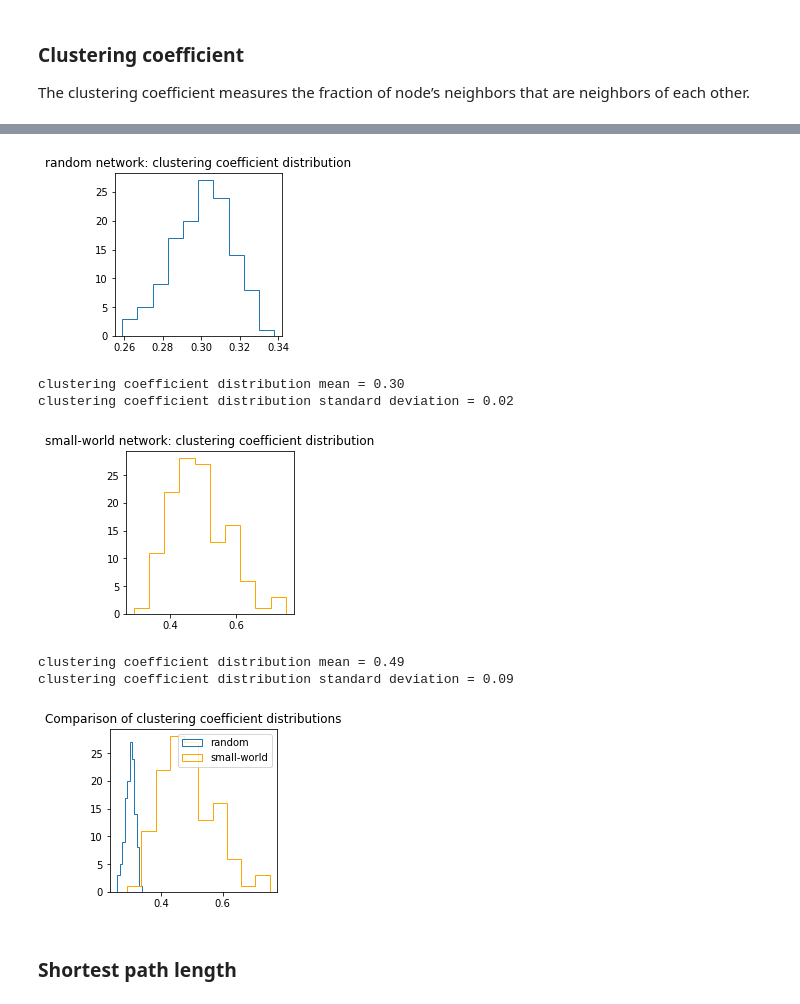
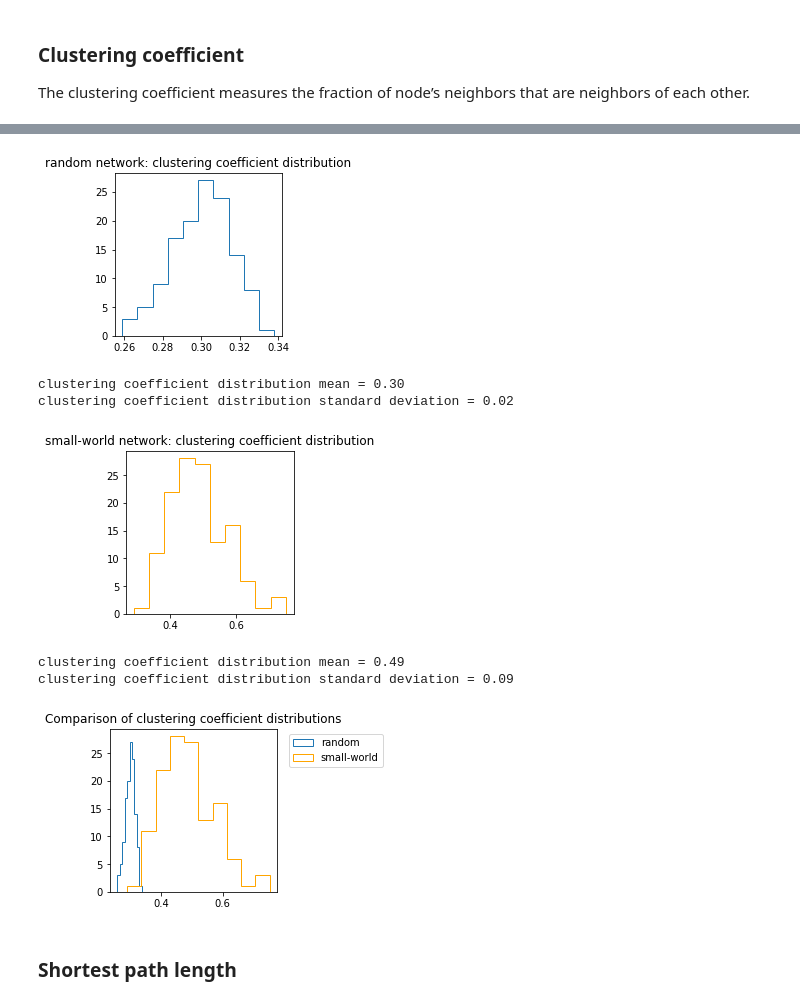
Before and after one commit to rubenSaro/connGraphTheory, a Jupyter notebook: pilot.ipynb, the cells around one changed output, grey strips where cells are left out. Drawn from its saved outputs; the diff is of its cells as text; code cells hidden in the pictures.

```diff
--- a/pilot.ipynb
+++ b/pilot.ipynb
@@ -269,35 +267,35 @@ cc_stdev = np.std(cluster_coeff_dist_rd)
 print(f'clustering coefficient distribution standard deviation = {cc_stdev:.2f}')
 print('')
 
 # Now for the small world network
 cluster_coeff_dist_sm = bct.clustering_coef_bu(graph_smallworld)
 # plot
 plt.figure(figsize=(3,3))
 plt.hist(cluster_coeff_dist_sm,histtype='step',color='orange')
 plt.title('small-world network: clustering coefficient distribution')
 plt.show()
 # mean and standard deviation
 cc_mean = np.mean(cluster_coeff_dist_sm)
 print(f'clustering coefficient distribution mean = {cc_mean:.2f}')
 cc_stdev = np.std(cluster_coeff_dist_sm)
 print(f'clustering coefficient distribution standard deviation = {cc_stdev:.2f}')
 print('')
 
 # we can overlap the histograms to visualize the differences in the distributions
 plt.figure(figsize=(3,3))
 plt.hist(cluster_coeff_dist_rd,histtype='step',label='random')
 plt.hist(cluster_coeff_dist_sm,histtype='step',color='orange',label='small-world')
-plt.legend()
+plt.legend(bbox_to_anchor=(1.04, 1), loc="upper left")
 plt.title('Comparison of clustering coefficient distributions')
 plt.show()
 # %% [output]
 [figure]
 clustering coefficient distribution mean = 0.30
 clustering coefficient distribution standard deviation = 0.02
 [figure]
 clustering coefficient distribution mean = 0.49
 clustering coefficient distribution standard deviation = 0.09
-[figure, old version]
+[figure, new version]
 # %% [markdown]
 ### Shortest path length
 # %%
```
Also changed, not shown: parts of 4 cells of this notebook.
